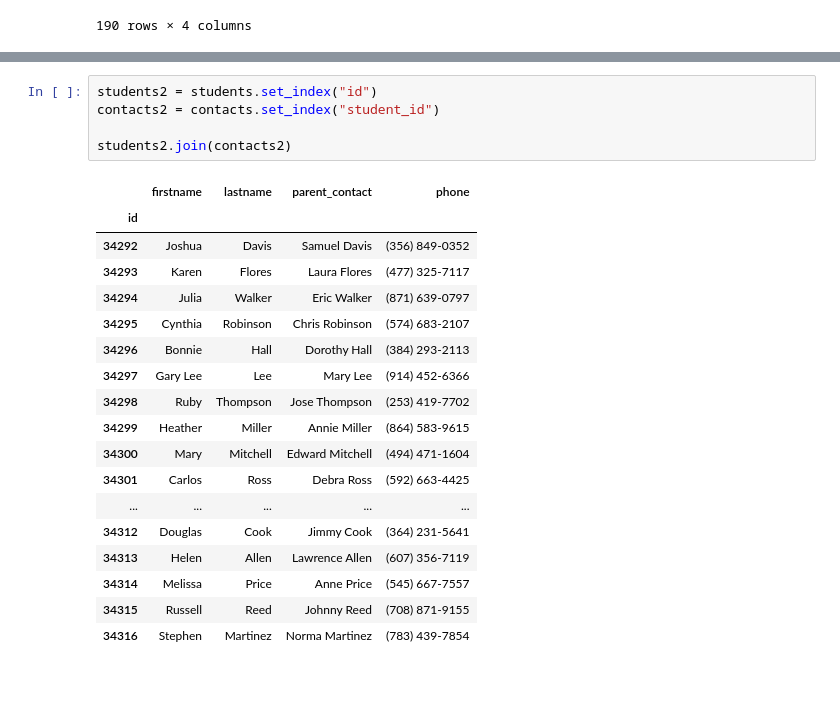
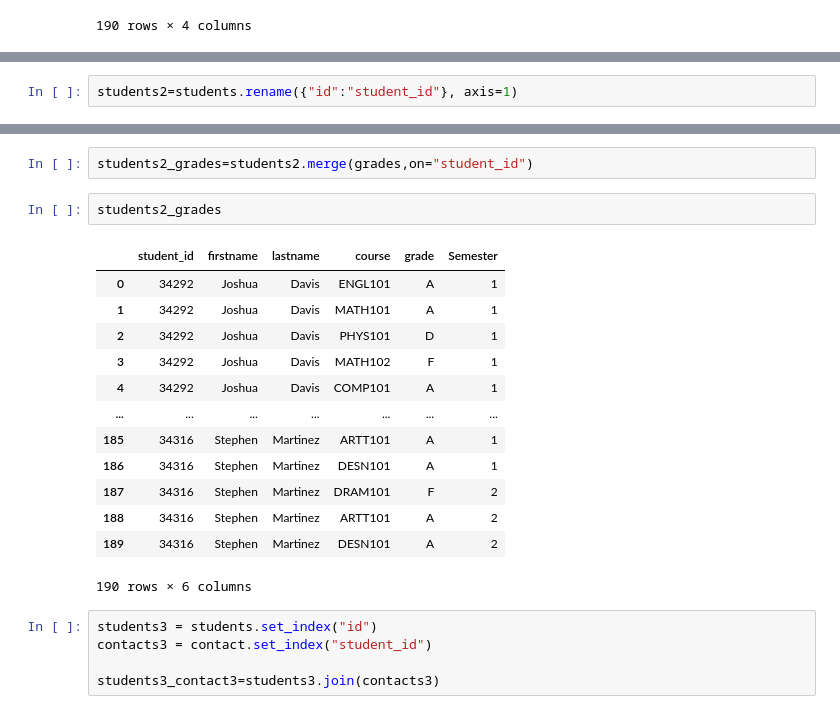
Before and after one commit to imammarzuki/pandas, a Jupyter notebook: Merging.ipynb, the cells around one changed output, grey strips where cells are left out. Cells and saved outputs as stored; diff of their text form; blank space fills up the shorter version.

```diff
--- a/Merging.ipynb
+++ b/Merging.ipynb
@@ -84,0 +123,2 @@ Baru kemudian perintah join bisa digunakan untuk merge kedua dataframe.
+# %%
+students2=students.rename({"id":"student_id"}, axis=1)
@@ -85,24 +145,23 @@ Baru kemudian perintah join bisa digunakan untuk merge kedua dataframe.
+# %%
+students2_grades=students2.merge(grades,on="student_id")
+# %%
+students2_grades
+# %% [output]
+|  | student_id | firstname | lastname | course | grade | Semester |
+| 0 | 34292 | Joshua | Davis | ENGL101 | A | 1 |
+| 1 | 34292 | Joshua | Davis | MATH101 | A | 1 |
+| 2 | 34292 | Joshua | Davis | PHYS101 | D | 1 |
+| 3 | 34292 | Joshua | Davis | MATH102 | F | 1 |
+| 4 | 34292 | Joshua | Davis | COMP101 | A | 1 |
+| ... | ... | ... | ... | ... | ... | ... |
+| 185 | 34316 | Stephen | Martinez | ARTT101 | A | 1 |
+| 186 | 34316 | Stephen | Martinez | DESN101 | A | 1 |
+| 187 | 34316 | Stephen | Martinez | DRAM101 | F | 2 |
+| 188 | 34316 | Stephen | Martinez | ARTT101 | A | 2 |
+| 189 | 34316 | Stephen | Martinez | DESN101 | A | 2 |
+190 rows × 6 columns
 # %%
-students2 = students.set_index("id")
-contacts2 = contacts.set_index("student_id")
+students3 = students.set_index("id")
+contacts3 = contact.set_index("student_id")
 
-students2.join(contacts2)
+students3_contact3=students3.join(contacts3)
-# %% [output]
-|  | firstname | lastname | parent_contact | phone |
-| id |  |  |  |  |
-| 34292 | Joshua | Davis | Samuel Davis | (356) 849-0352 |
-| 34293 | Karen | Flores | Laura Flores | (477) 325-7117 |
-| 34294 | Julia | Walker | Eric Walker | (871) 639-0797 |
-| 34295 | Cynthia | Robinson | Chris Robinson | (574) 683-2107 |
-| 34296 | Bonnie | Hall | Dorothy Hall | (384) 293-2113 |
-| 34297 | Gary Lee | Lee | Mary Lee | (914) 452-6366 |
-| 34298 | Ruby | Thompson | Jose Thompson | (253) 419-7702 |
-| 34299 | Heather | Miller | Annie Miller | (864) 583-9615 |
-| 34300 | Mary | Mitchell | Edward Mitchell | (494) 471-1604 |
-| 34301 | Carlos | Ross | Debra Ross | (592) 663-4425 |
-| ... | ... | ... | ... | ... |
-| 34312 | Douglas | Cook | Jimmy Cook | (364) 231-5641 |
-| 34313 | Helen | Allen | Lawrence Allen | (607) 356-7119 |
-| 34314 | Melissa | Price | Anne Price | (545) 667-7557 |
-| 34315 | Russell | Reed | Johnny Reed | (708) 871-9155 |
-| 34316 | Stephen | Martinez | Norma Martinez | (783) 439-7854 |
```
Also changed, not shown: parts of 33 cells of this notebook.
